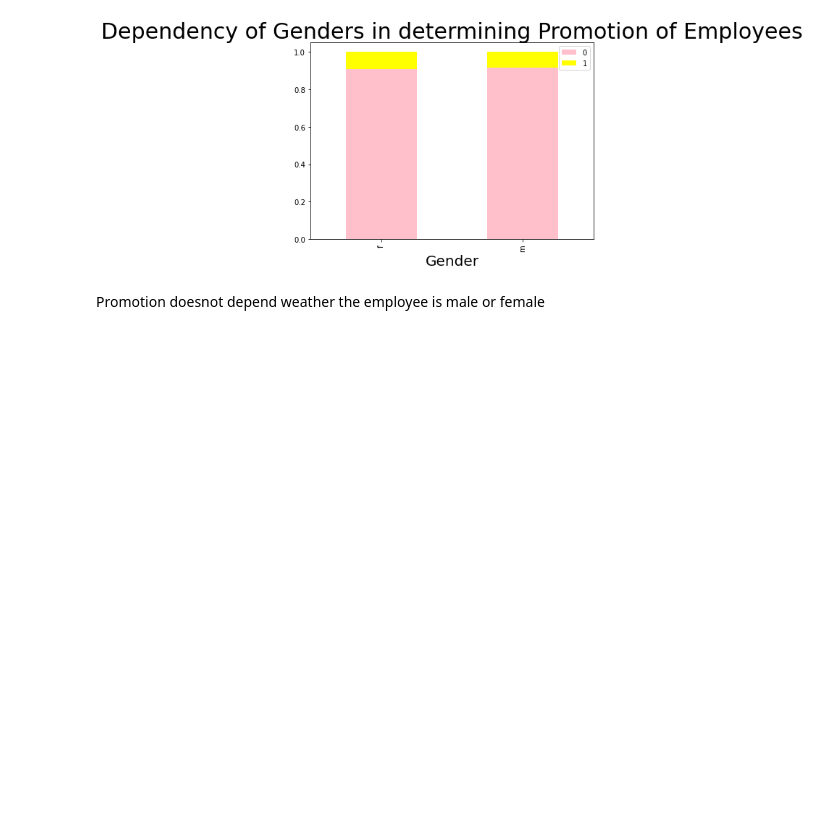
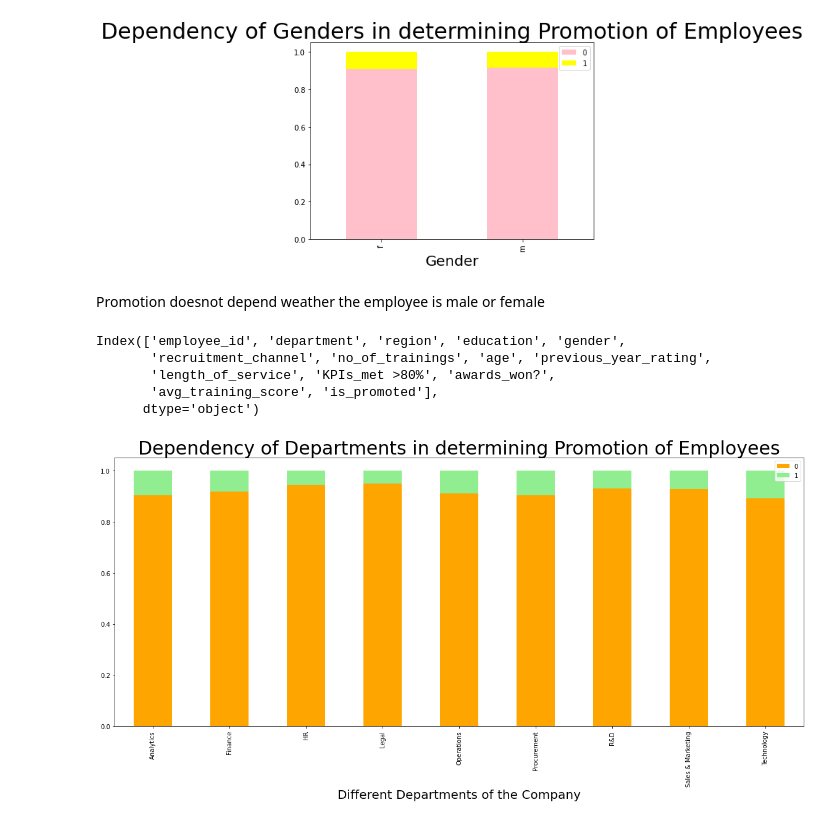
Before and after one commit to kamanak/HR_analytics, a Jupyter notebook: EDA.ipynb, the cells around one changed output. Drawn from its saved outputs; the diff is of its cells as text; code cells hidden in the pictures; blank space fills up the shorter version.

```diff
--- a/EDA.ipynb
+++ b/EDA.ipynb
@@ -368,3 +368,23 @@ plt.show()
 [figure]
 # %% [markdown]
 Promotion doesnot depend weather the employee is male or female
+# %%
+train.columns
+# %% [output]
+Index(['employee_id', 'department', 'region', 'education', 'gender',
+       'recruitment_channel', 'no_of_trainings', 'age', 'previous_year_rating',
+       'length_of_service', 'KPIs_met >80%', 'awards_won?',
+       'avg_training_score', 'is_promoted'],
+      dtype='object')
+# %%
+# checking which department got most number of promotions
+
+data = pd.crosstab(train['department'], train['is_promoted'])
+data.div(data.sum(1).astype('float'), axis = 0).plot(kind = 'bar', stacked = True, figsize = (20, 8), color = ['orange', 'lightgreen'])
+
+plt.title('Dependency of Departments in determining Promotion of Employees', fontsize = 30)
+plt.xlabel('Different Departments of the Company', fontsize = 20)
+plt.legend()
+plt.show()
+# %% [output]
+[figure, added]
```
Also changed, not shown: parts of 11 cells of this notebook.
